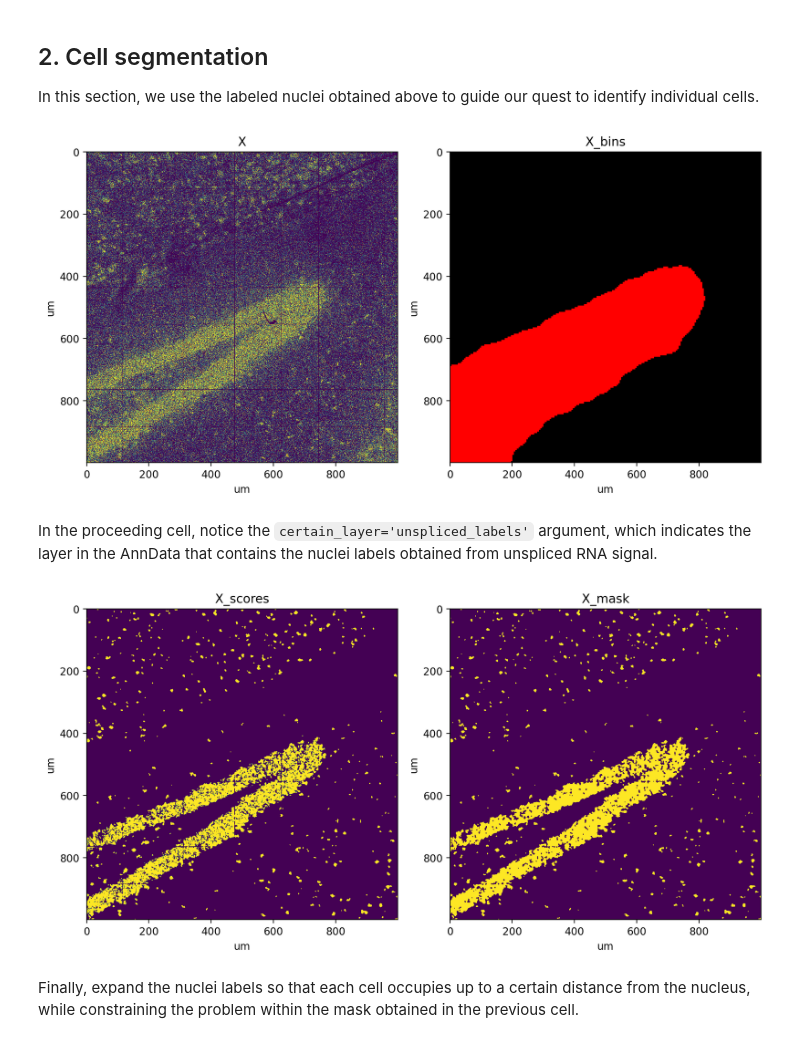
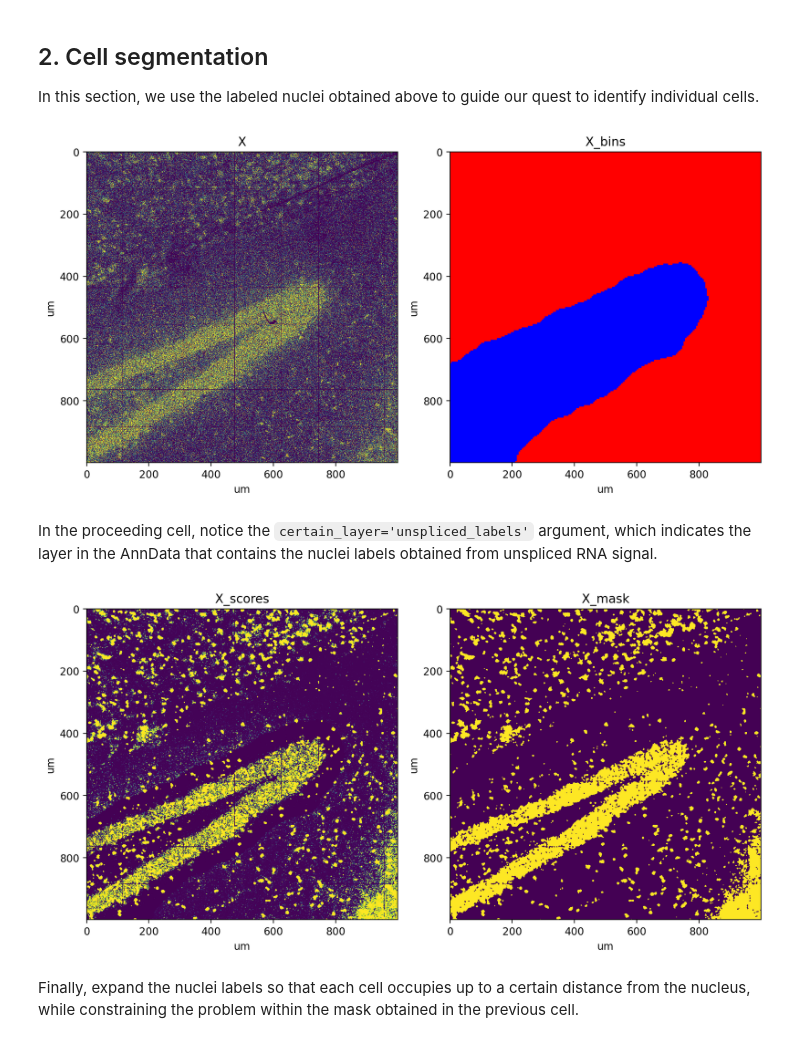
Before and after one commit to aristoteleo/spateo-notebooks, a Jupyter notebook: segmentation/rna_segmentation.ipynb, the cells around one changed output. Drawn from its saved outputs; the diff is of its cells as text; code cells hidden in the pictures.

```diff
--- a/segmentation/rna_segmentation.ipynb
+++ b/segmentation/rna_segmentation.ipynb
@@ -72,20 +68,20 @@ st.pl.imshow(adata, 'unspliced_labels', labels=True)
 
 In this section, we use the labeled nuclei obtained above to guide our quest to identify individual cells.
 # %%
-st.pp.segmentation.segment_densities(adata, 'X', 10, k=5, distance_threshold=10, dk=21)
+st.pp.segmentation.segment_densities(adata, 'X', 10, k=5, distance_threshold=10, dk=25, background=False)
 
 fig, axes = plt.subplots(ncols=2, figsize=(10, 5), tight_layout=True)
 st.pl.imshow(adata, 'X', vmax=5, ax=axes[0])
 st.pl.imshow(adata, 'X_bins', ax=axes[1], labels=True)
 # %% [output]
-[figure, old version]
+[figure, new version]
 # %% [markdown]
 In the proceeding cell, notice the `certain_layer='unspliced_labels'` argument, which indicates the layer in the AnnData that contains the nuclei labels obtained from unspliced RNA signal.
 # %%
 st.pp.segmentation.score_and_mask_pixels(
     adata, 'X', k=5, method='EM+BP',
     em_kwargs=dict(downsample=0.01, seed=2022),
-    bp_kwargs=dict(n_threads=8, k=3, square=False, p=0.9, q=0.1),
+    bp_kwargs=dict(n_threads=8, p=0.7, q=0.3),
     certain_layer='unspliced_labels'
 )
 
@@ -93,7 +89,7 @@ fig, axes = plt.subplots(ncols=2, figsize=(10, 5), tight_layout=True)
 st.pl.imshow(adata, 'X_scores', ax=axes[0])
 st.pl.imshow(adata, 'X_mask', ax=axes[1])
 # %% [output]
-[figure, old version]
+[figure, new version]
 # %% [markdown]
 Finally, expand the nuclei labels so that each cell occupies up to a certain distance from the nucleus, while constraining the problem within the mask obtained in the previous cell.
 # %%
```
Also changed, not shown: parts of 4 cells of this notebook, 1 other file.
